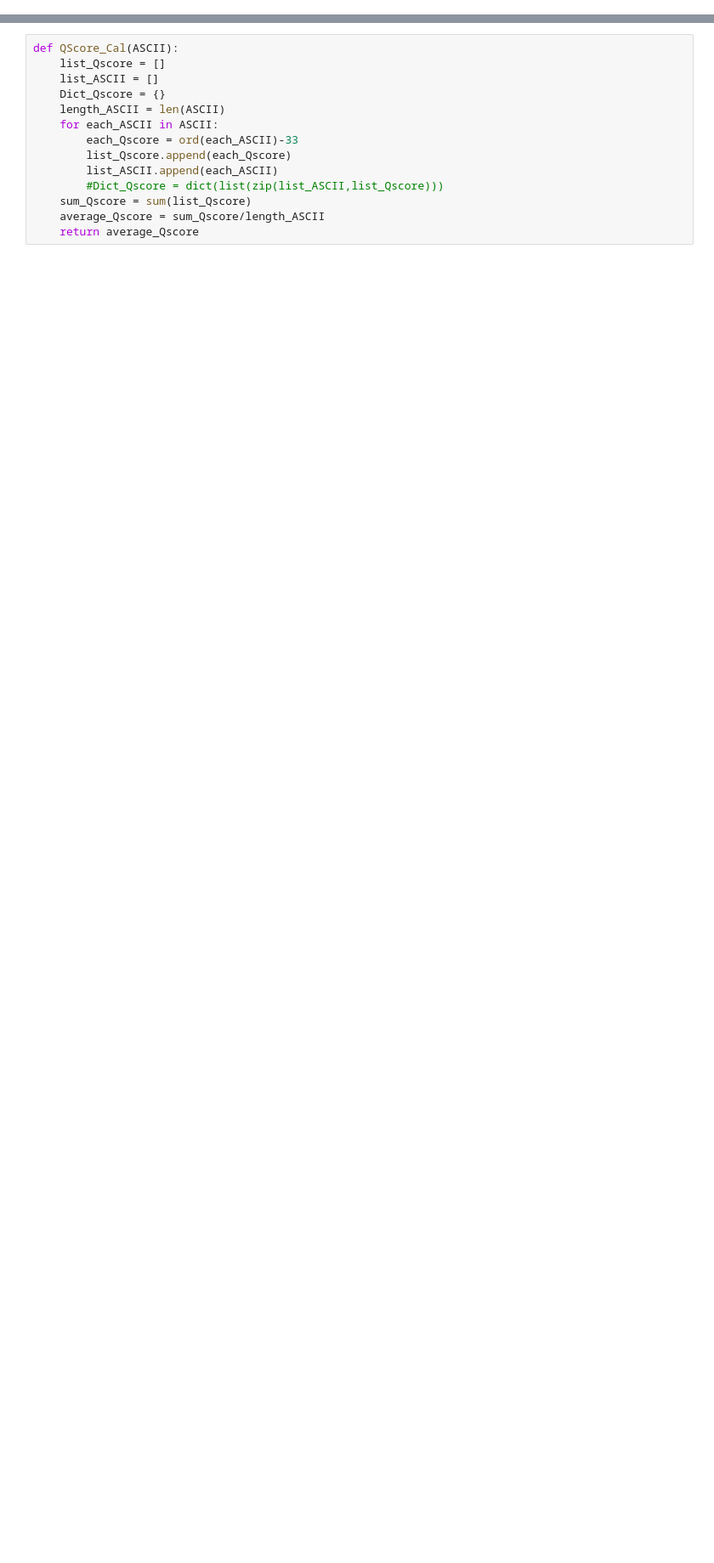
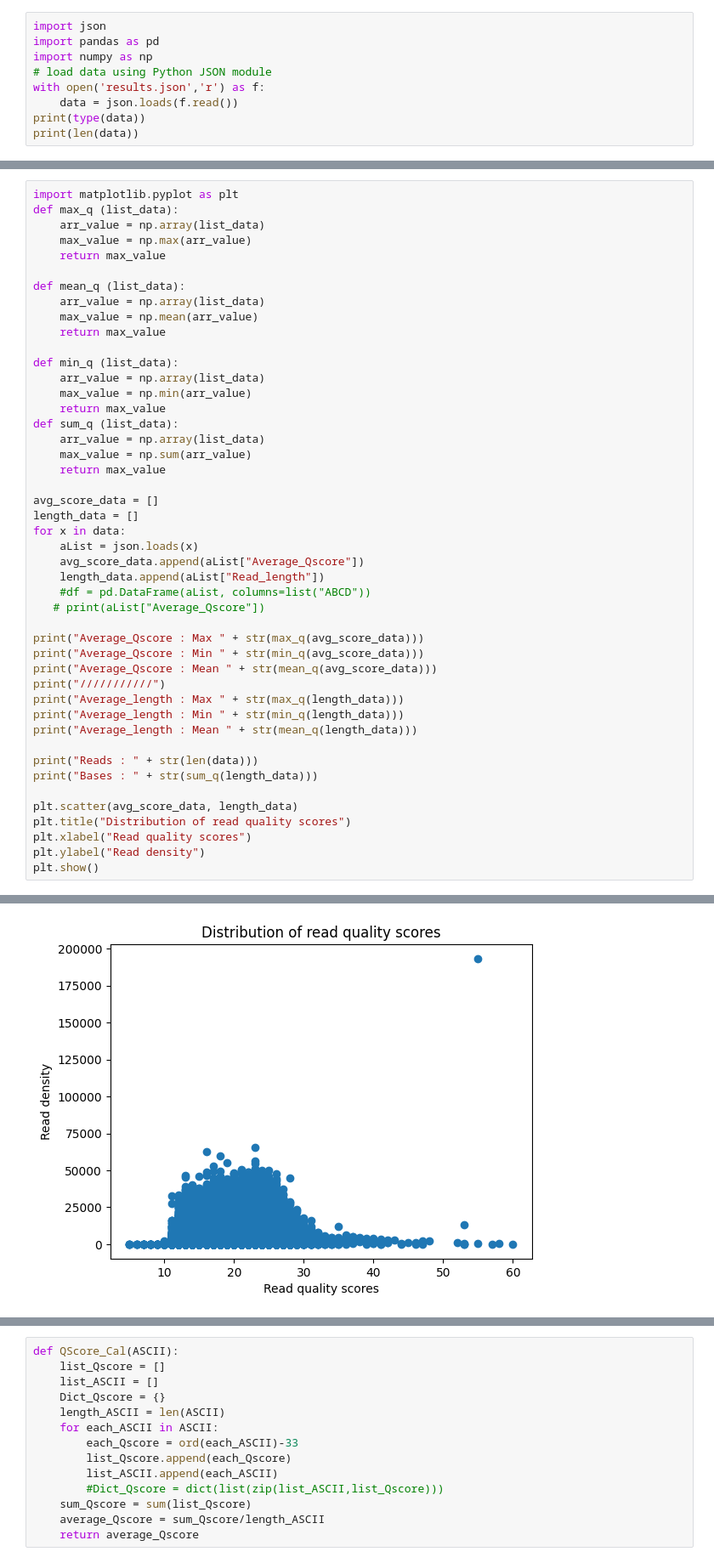
Before and after one commit to DanudejC/SIRE504_Project, a Jupyter notebook: FASTQReadLength.ipynb, the cells around one changed output, grey strips where cells are left out. Shown at 85% size. Saved outputs shown, nothing was run; the diff lists cells and outputs as text; blank space fills up the shorter version.

```diff
--- a/FASTQReadLength.ipynb
+++ b/FASTQReadLength.ipynb
@@ -60,0 +120,9 @@ Read length analysis complete
+# %%
+import json
+import pandas as pd
+import numpy as np
+# load data using Python JSON module
+with open('results.json','r') as f:
+    data = json.loads(f.read())
+print(type(data))
+print(len(data))
@@ -60,0 +132,47 @@ Read length analysis complete
+# %%
+import matplotlib.pyplot as plt
+def max_q (list_data):
+    arr_value = np.array(list_data)
+    max_value = np.max(arr_value)
+    return max_value
+
+def mean_q (list_data):
+    arr_value = np.array(list_data)
+    max_value = np.mean(arr_value)
+    return max_value
+
+def min_q (list_data):
+    arr_value = np.array(list_data)
+    max_value = np.min(arr_value)
+    return max_value
+def sum_q (list_data):
+    arr_value = np.array(list_data)
+    max_value = np.sum(arr_value)
+    return max_value
+
+avg_score_data = []
+length_data = []
+for x in data:
+    aList = json.loads(x)
+    avg_score_data.append(aList["Average_Qscore"])
+    length_data.append(aList["Read_length"])
+    #df = pd.DataFrame(aList, columns=list("ABCD"))
+   # print(aList["Average_Qscore"])
+
+print("Average_Qscore : Max " + str(max_q(avg_score_data)))
+print("Average_Qscore : Min " + str(min_q(avg_score_data)))
+print("Average_Qscore : Mean " + str(mean_q(avg_score_data)))
+print("///////////")
+print("Average_length : Max " + str(max_q(length_data)))
+print("Average_length : Min " + str(min_q(length_data)))
+print("Average_length : Mean " + str(mean_q(length_data)))
+
+print("Reads : " + str(len(data)))
+print("Bases : " + str(sum_q(length_data)))
+
+plt.scatter(avg_score_data, length_data)
+plt.title("Distribution of read quality scores")
+plt.xlabel("Read quality scores")
+plt.ylabel("Read density")
+plt.show()
+# %% [output]
@@ -60,0 +188 @@ Read length analysis complete
+[figure, added]
```
Also changed, not shown: parts of 7 cells of this notebook, 2 other files.
